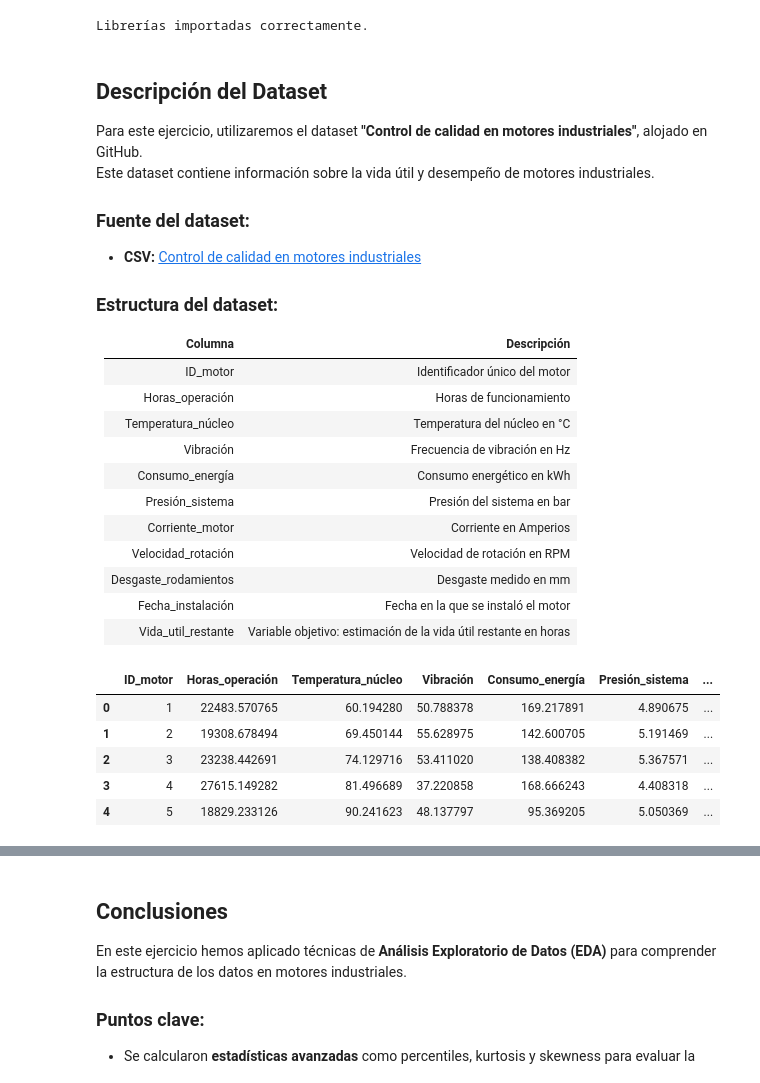
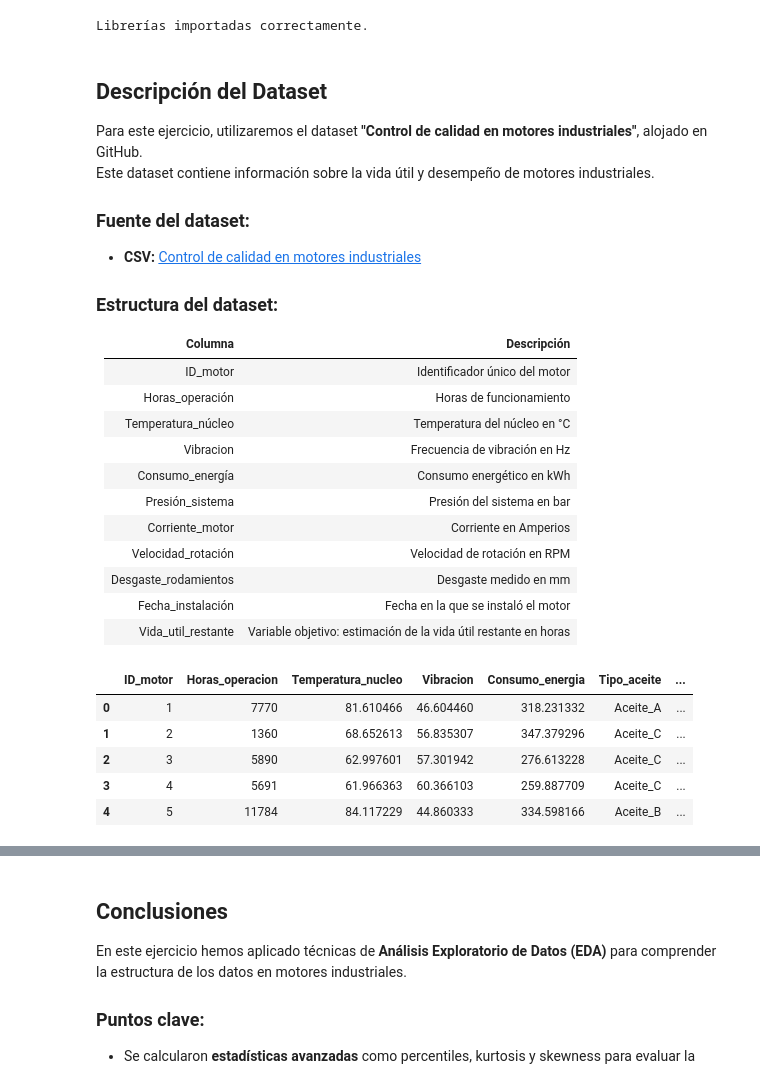
Before and after one commit to dtoralg/IE_Calidad_ML, a Jupyter notebook: Ejercicios/Modulo 2/Modulo_2_Ejercicio_4_EDA_Visualizacion_Resuelto.ipynb, the cells around one changed output, grey strips where cells are left out. Drawn from its saved outputs; the diff is of its cells as text; code cells hidden in the pictures.

```diff
--- a/Ejercicios/Modulo 2/Modulo_2_Ejercicio_4_EDA_Visualizacion_Resuelto.ipynb
+++ b/Ejercicios/Modulo 2/Modulo_2_Ejercicio_4_EDA_Visualizacion_Resuelto.ipynb
@@ -55,7 +55,7 @@ Este dataset contiene información sobre la vida útil y desempeño de motores i
 | ID_motor              | Identificador único del motor |
 | Horas_operación       | Horas de funcionamiento |
 | Temperatura_núcleo    | Temperatura del núcleo en °C |
-| Vibración            | Frecuencia de vibración en Hz |
+| Vibracion            | Frecuencia de vibración en Hz |
 | Consumo_energía      | Consumo energético en kWh |
 | Presión_sistema      | Presión del sistema en bar |
 | Corriente_motor      | Corriente en Amperios |
@@ -66,19 +66,19 @@ Este dataset contiene información sobre la vida útil y desempeño de motores i
 # %%
 
 # Celda 2: Cargar el dataset desde GitHub
 
-url_csv = "https://raw.githubusercontent.com/dtoralg/IE_Calidad_ML/refs/heads/main/Data/control_calidad_motores_industriales.csv"
+url_csv = "https://raw.githubusercontent.com/dtoralg/IE_Calidad_ML/refs/heads/main/Data/control_calidad_motores_industriales_v2.csv"
 df = pd.read_csv(url_csv, parse_dates=["Fecha_instalación"])
 
 # Mostrar las primeras filas del dataset
 df.head()
 # %% [output]
-|  | ID_motor | Horas_operación | Temperatura_núcleo | Vibración | Consumo_energía | Presión_sistema | ... |
-| 0 | 1 | 22483.570765 | 60.194280 | 50.788378 | 169.217891 | 4.890675 | ... |
-| 1 | 2 | 19308.678494 | 69.450144 | 55.628975 | 142.600705 | 5.191469 | ... |
-| 2 | 3 | 23238.442691 | 74.129716 | 53.411020 | 138.408382 | 5.367571 | ... |
-| 3 | 4 | 27615.149282 | 81.496689 | 37.220858 | 168.666243 | 4.408318 | ... |
-| 4 | 5 | 18829.233126 | 90.241623 | 48.137797 | 95.369205 | 5.050369 | ... |
+|  | ID_motor | Horas_operacion | Temperatura_nucleo | Vibracion | Consumo_energia | Tipo_aceite | ... |
+| 0 | 1 | 7770 | 81.610466 | 46.604460 | 318.231332 | Aceite_A | ... |
+| 1 | 2 | 1360 | 68.652613 | 56.835307 | 347.379296 | Aceite_C | ... |
+| 2 | 3 | 5890 | 62.997601 | 57.301942 | 276.613228 | Aceite_C | ... |
+| 3 | 4 | 5691 | 61.966363 | 60.366103 | 259.887709 | Aceite_C | ... |
+| 4 | 5 | 11784 | 84.117229 | 44.860333 | 334.598166 | Aceite_B | ... |
 # %%
 
 # Celda 3: Cálculo de estadísticas avanzadas
```
Also changed, not shown: parts of 4 cells of this notebook.
